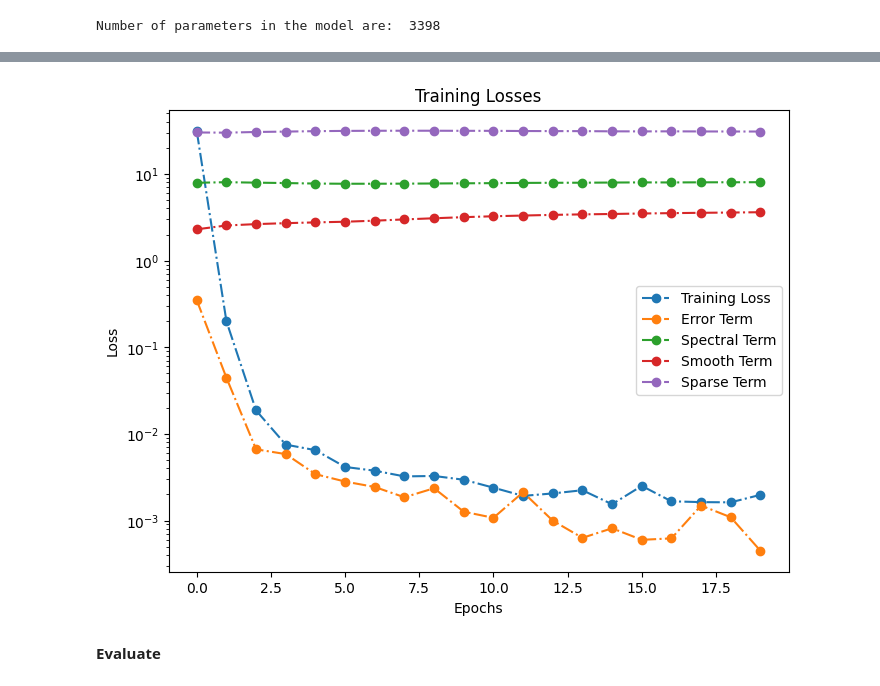
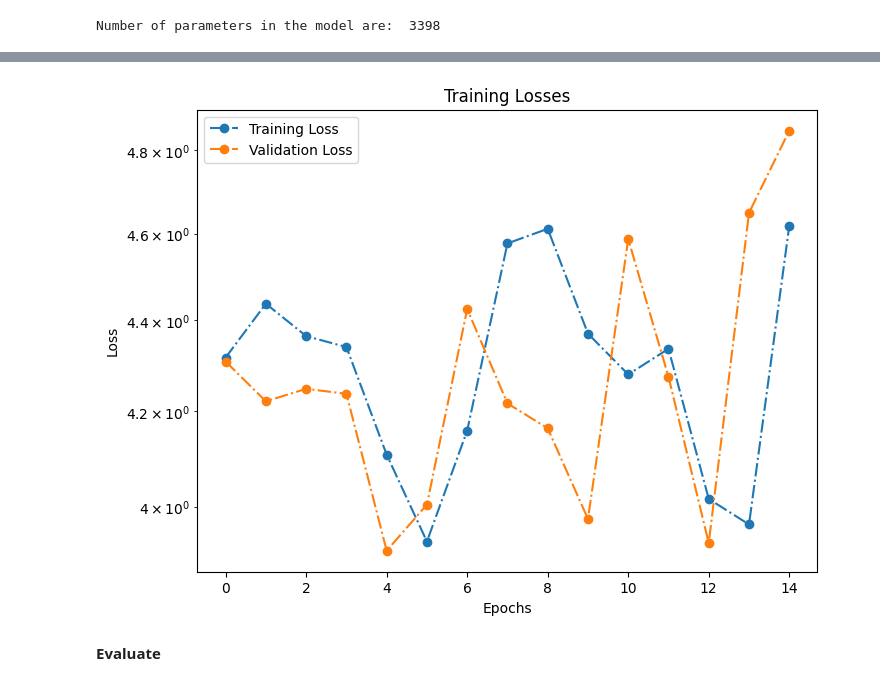
Before and after one commit to SLAC-Julia-Group/hardware-aware-tensor-networks, a Jupyter notebook: TN/Autoencoder_AD_Torch.ipynb, the cells around one changed output, grey strips where cells are left out. Drawn from its saved outputs; the diff is of its cells as text; code cells hidden in the pictures.

Commit message:
validation split and other things

```diff
--- a/TN/Autoencoder_AD_Torch.ipynb
+++ b/TN/Autoencoder_AD_Torch.ipynb
@@ -70,6 +94,7 @@ Background shape before: torch.Size([1024, 57])
 - Stochastic Gradient Descent
 # %%
 # define model parameters
+# scale = 2.0
 initializer = jax.nn.initializers.variance_scaling(scale=2.0, mode='fan_avg', distribution='uniform')
 key = jax.random.PRNGKey(42)
 
@@ -78,7 +103,7 @@ key = jax.random.PRNGKey(42)
 # embedding = TrigonometricEmbedding(k)
 # phys_dim = (embedding.dim, embedding.dim) # = (2k, 2k) for trigonometric embedding, (k+1, k+1) for polynomial embedding
 
-embedding = ParticleVectorEmbedding()
+embedding = ParticleVectorEmbedding(normalize=normalize_tensors)
 add_identity = True
 boundary='obc' # 'pbc' or 'obc' = periodic or open boundary conditions
 # %%
@@ -109,19 +134,20 @@ from cascaded_tn.training.regularization import LogAnomalyRegNorm
 alpha = 0.04
 def loss_combined(*args, **kwargs):
     error = AsymmetricLogNorm
-    reg = lambda P: alpha * LogAnomalyRegNorm(
-        P,
-        alpha_spectral=0.01,
-        alpha_smooth=0.2,
-        alpha_sparse=0
-    )
+    # reg = lambda P: alpha * LogAnomalyRegNorm(
+    #     P,
+    #     alpha_spectral=0.01,
+    #     alpha_smooth=0.2,
+    #     alpha_sparse=0
+    # )
+    reg = lambda P: 0.0
     return CombinedLoss(*args, **kwargs, error=error, reg=lambda P: alpha*reg(P))
 # %%
 autoencoder = create_trainable_autoencoder(
     layer_dims=[19,7,3],
     bond_dims=[7,2],
     phys_dims=[3,2,3],
-    enable_relu=[0,1],
+    # enable_relu=[0],
     cyclic=False,
     symmetric=False,
     key=key,
@@ -130,9 +156,25 @@ autoencoder = create_trainable_autoencoder(
     add_identity=add_identity,
     boundary=boundary,
     optimizer=optax.adam,
-    learning_rate=1e-3,
+    learning_rate=5e-4,
     loss_function=loss_combined,
 )
+# autoencoder = create_trainable_autoencoder(
+#     layer_dims=[19,3],
+#     bond_dims=[7],
+#     phys_dims=[3,3],
+#     # enable_relu=[0,1],
+#     cyclic=False,
+#     symmetric=False,
+#     key=key,
+#     debug=False,
+#     initializer=initializer,
+#     add_identity=add_identity,
+#     boundary=boundary,
+#     optimizer=optax.adam,
+#     learning_rate=1e-3,
+#     loss_function=loss_combined,
+# )
 autoencoder.device = 'gpu'
 # %%
 print("Number of parameters in the model are: ", autoencoder.nparams())
@@ -325,18 +392,18 @@ for epoch in range(epochs):
 # %%
 plt.figure(figsize=(8, 6))
 plt.yscale('log')
 plt.plot(range(len(history['loss'])), history['loss'], linestyle="-.", marker='o', label='Training Loss')
-plt.plot(range(len(history['error_term'])), history['error_term'], linestyle="-.", marker='o', label='Error Term')
-plt.plot(range(len(history['spectral_term'])), history['spectral_term'], linestyle="-.", marker='o', label='Spectral Term')
-plt.plot(range(len(history['smooth_term'])), history['smooth_term'], linestyle="-.", marker='o', label='Smooth Term')
-plt.plot(range(len(history['sparse_term'])), history['sparse_term'], linestyle="-.", marker='o', label='Sparse Term')
+plt.plot(range(len(history['val_error'])), history['val_error'], linestyle="-.", marker='o', label='Validation Loss')
+# plt.plot(range(len(history['spectral_term'])), history['spectral_term'], linestyle="-.", marker='o', label='Spectral Term')
+# plt.plot(range(len(history['smooth_term'])), history['smooth_term'], linestyle="-.", marker='o', label='Smooth Term')
+# plt.plot(range(len(history['sparse_term'])), history['sparse_term'], linestyle="-.", marker='o', label='Sparse Term')
 plt.legend()
 plt.xlabel('Epochs')
 plt.ylabel('Loss')
 plt.title('Training Losses')
 plt.savefig('training_loss.png', dpi=300)
 # %% [output]
-[figure, old version]
+[figure, new version]
 # %% [markdown]
 **Evaluate**
 # %%
```
Also changed, not shown: parts of 15 cells of this notebook, 2 other files.
